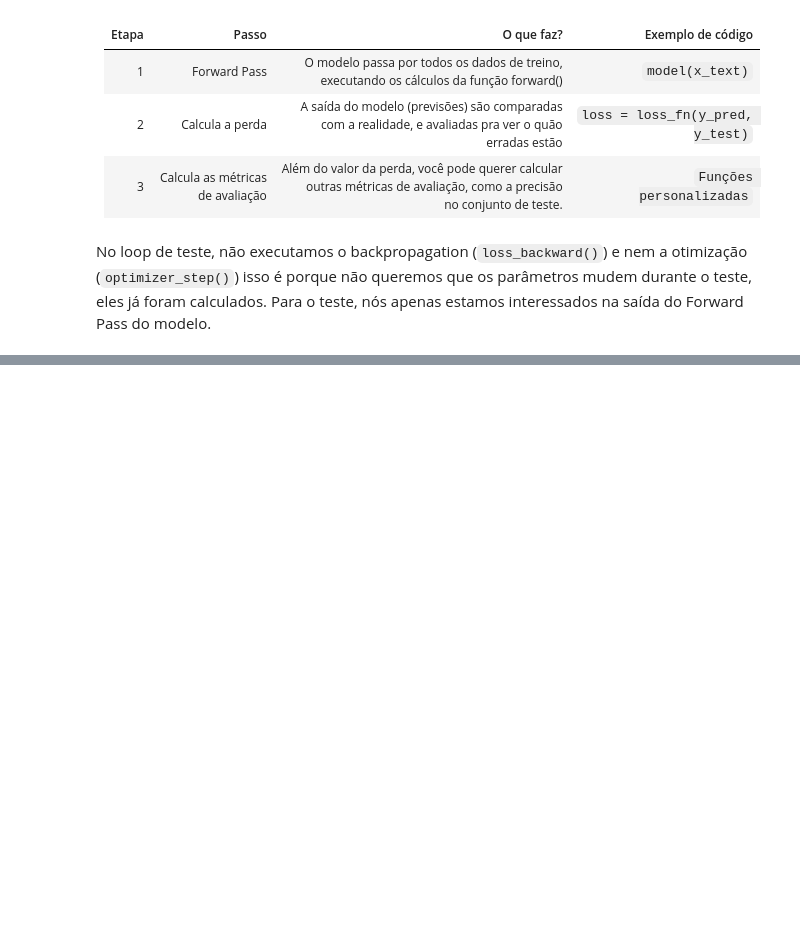
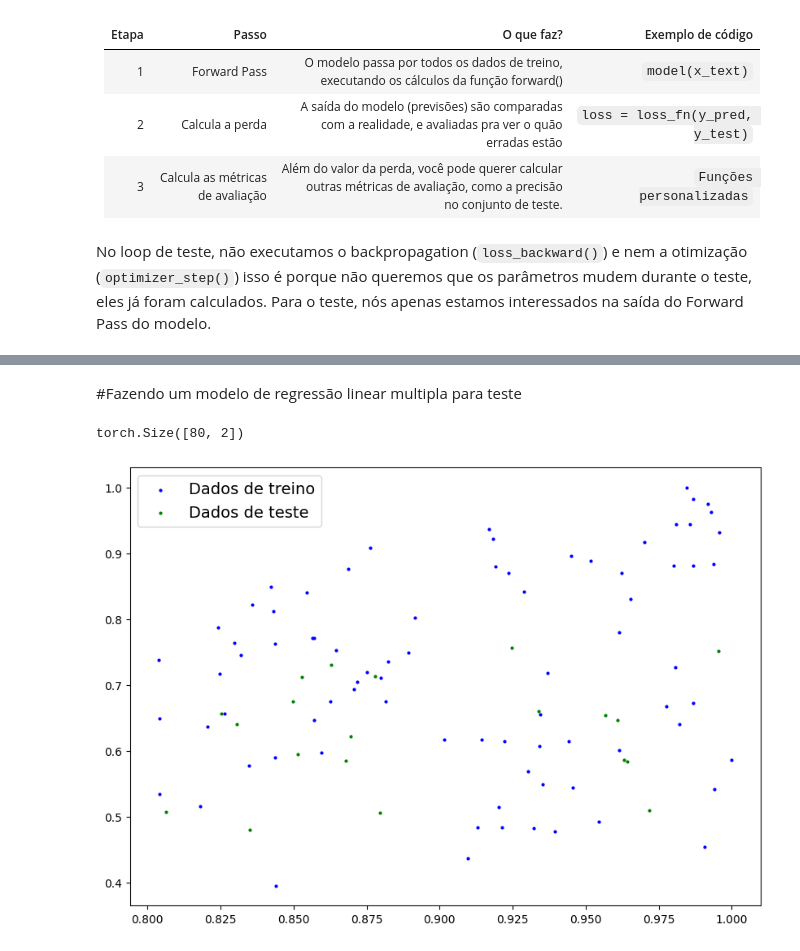
Before and after one commit to KappyStefani/Estudando-PyTorch, a Jupyter notebook: Aprendendo_PyTorch_Módulo_01.ipynb, the cells around one changed output, grey strips where cells are left out. Drawn from its saved outputs; the diff is of its cells as text; code cells hidden in the pictures; blank space fills up the shorter version.

```diff
--- a/Aprendendo_PyTorch_Módulo_01.ipynb
+++ b/Aprendendo_PyTorch_Módulo_01.ipynb
@@ -342,0 +543,73 @@ No loop de teste, não executamos o backpropagation (`loss_backward()`) e nem a
+# %% [markdown]
+#Fazendo um modelo de regressão linear multipla para teste
+# %%
+#A ideia é fazer um modelo que calcule o preço de uma casa usando de quanto mais longe do centro, o valor desce, e quanto maior a casa, o valor sobe
+
+#Montando os dados
+
+import torch
+
+torch.manual_seed(42)
+
+peso_area = 3000.0
+peso_dist = -15000.0
+vies = 150000
+
+area = torch.rand(100, 1) * 40 + 160
+distancia = torch.rand(100, 1) * 25
+
+X = torch.cat([area, distancia], dim=1)
+
+y_limpo = (X[:, 0:1] * peso_area) + (X[:, 1:2] * peso_dist) + vies
+
+ruido = torch.randn(100, 1) * 15000
+y = y_limpo + ruido
+
+# Normalizando os dados
+
+X_normalizado = X / X.max(dim=0, keepdim=True).values
+
+# Normalizar o alvo (y) dividindo pelo seu valor máximo
+y_max = y.max()
+y_normalizado = y / y_max
+
+train_split = int(0.8 * len(X_normalizado))
+treino_x, teste_x = X_normalizado[:train_split], X_normalizado[train_split:]
+treino_y, teste_y = y_normalizado[:train_split], y_normalizado[train_split:]
+
+print(treino_x.shape)
+# %% [output]
+torch.Size([80, 2])
+# %%
+import matplotlib.pyplot as plt
+
+def plot_predictions(train_data=treino_x,
+                     train_labels=treino_y,
+                     test_data=teste_x,
+                     test_labels=teste_y,
+                     predictions=None):
+  """
+  Gera gráfico com os dados de treino e teste, e compara as predições com os dados reais.
+  """
+  plt.figure(figsize=(10, 7))
+
+  # Desenha os dados de treino em azul
+  plt.scatter(train_data, train_labels, c="b", s=4, label="Dados de treino")
+
+  # Desenha os dados de teste em verde
+  plt.scatter(test_data, test_labels, c="g", s=4, label="Dados de teste")
+
+  if predictions is not None:
+    plt.scatter(test_data, predictions, c="r", s=4, label="Predições")
+
+  # mostra o gráfico
+  plt.legend(prop={"size": 14})
+  plt.show()
+# %%
+# Corrigindo a chamada da função passando apenas a primeira coluna (Área) para visualização
+plot_predictions(
+    train_data=treino_x[:, 0],
+    test_data=teste_x[:, 0]
+)
+# %% [output]
+[figure, added]
```
Also changed, not shown: parts of 31 cells of this notebook.
